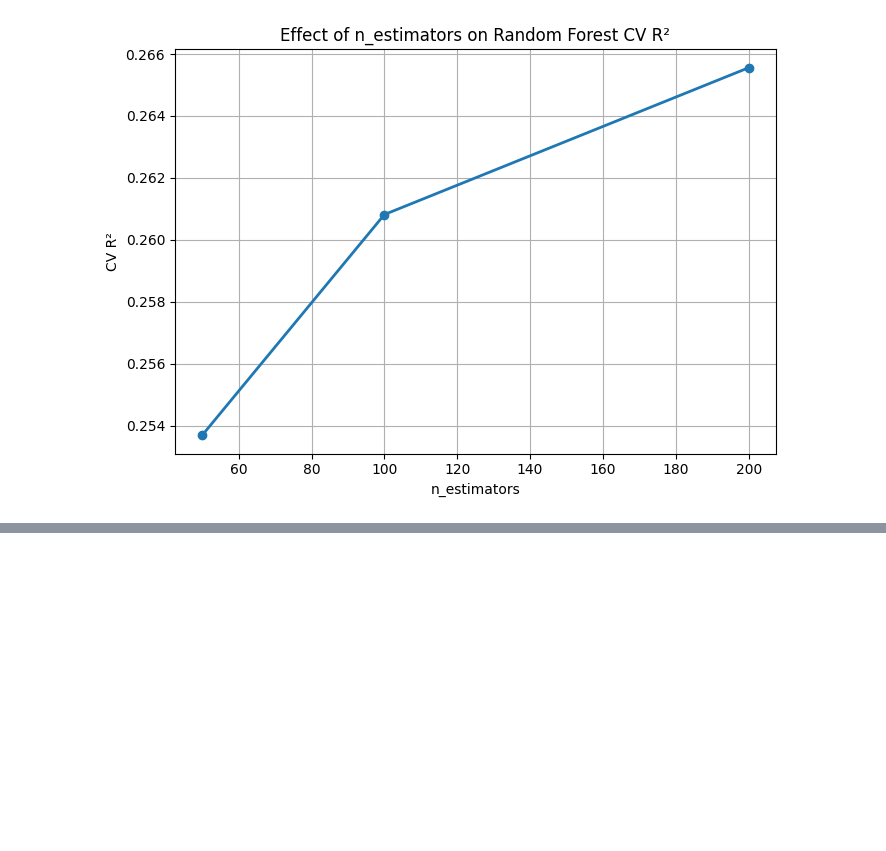
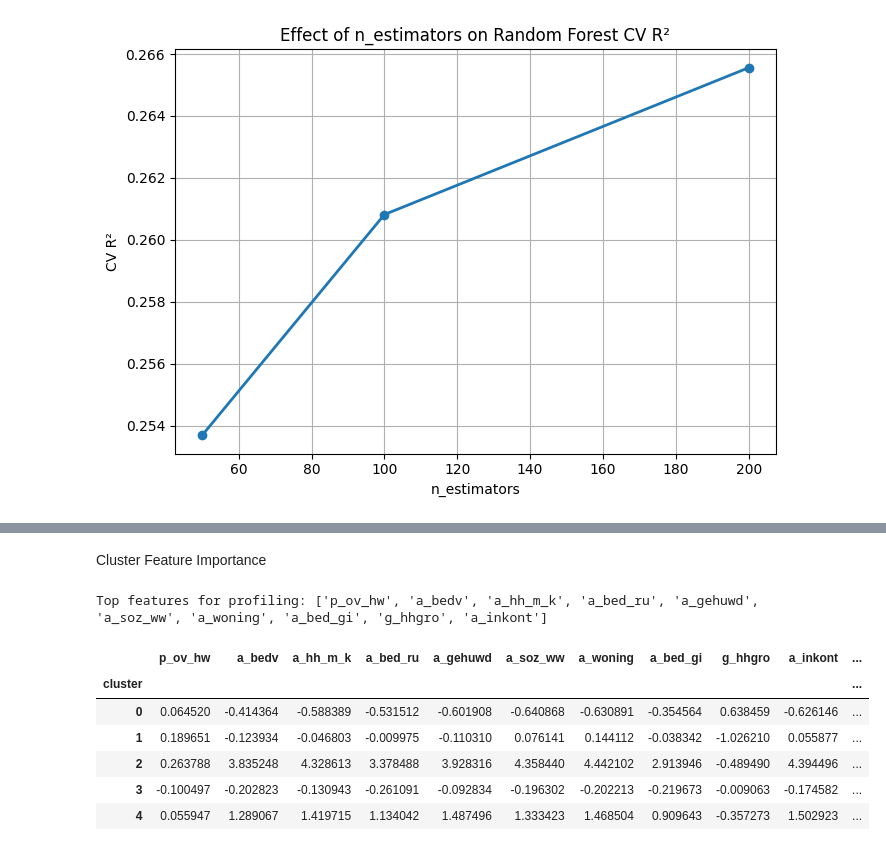
Before and after one commit to DiegoSourbag/ML-Final_Project, a Jupyter notebook: main.ipynb, the cells around one changed output, grey strips where cells are left out. Drawn from its saved outputs; the diff is of its cells as text; code cells hidden in the pictures; blank space fills up the shorter version.

```diff
--- a/main.ipynb
+++ b/main.ipynb
@@ -365,0 +641,22 @@ plt.show()
+# %% [markdown]
+Cluster Feature Importance
+# %%
+top_features = feat_imp.head(10)["feature"].tolist()
+print("Top features for profiling:", top_features)
+
+X_all_with_labels = X_all.copy()
+X_all_with_labels["cluster"] = labels
+X_all_with_labels["crime_rate"] = y_all.values
+
+cluster_profiles = X_all_with_labels.groupby("cluster")[top_features + ["crime_rate"]].mean()
+
+cluster_profiles
+# %% [output]
+Top features for profiling: ['p_ov_hw', 'a_bedv', 'a_hh_m_k', 'a_bed_ru', 'a_gehuwd', 'a_soz_ww', 'a_woning', 'a_bed_gi', 'g_hhgro', 'a_inkont']
+|  | p_ov_hw | a_bedv | a_hh_m_k | a_bed_ru | a_gehuwd | a_soz_ww | a_woning | a_bed_gi | g_hhgro | a_inkont | ... |
+| cluster |  |  |  |  |  |  |  |  |  |  | ... |
+| 0 | 0.064520 | -0.414364 | -0.588389 | -0.531512 | -0.601908 | -0.640868 | -0.630891 | -0.354564 | 0.638459 | -0.626146 | ... |
+| 1 | 0.189651 | -0.123934 | -0.046803 | -0.009975 | -0.110310 | 0.076141 | 0.144112 | -0.038342 | -1.026210 | 0.055877 | ... |
+| 2 | 0.263788 | 3.835248 | 4.328613 | 3.378488 | 3.928316 | 4.358440 | 4.442102 | 2.913946 | -0.489490 | 4.394496 | ... |
+| 3 | -0.100497 | -0.202823 | -0.130943 | -0.261091 | -0.092834 | -0.196302 | -0.202213 | -0.219673 | -0.009063 | -0.174582 | ... |
+| 4 | 0.055947 | 1.289067 | 1.419715 | 1.134042 | 1.487496 | 1.333423 | 1.468504 | 0.909643 | -0.357273 | 1.502923 | ... |
```
Also changed, not shown: parts of 13 cells of this notebook, 1 other file.
